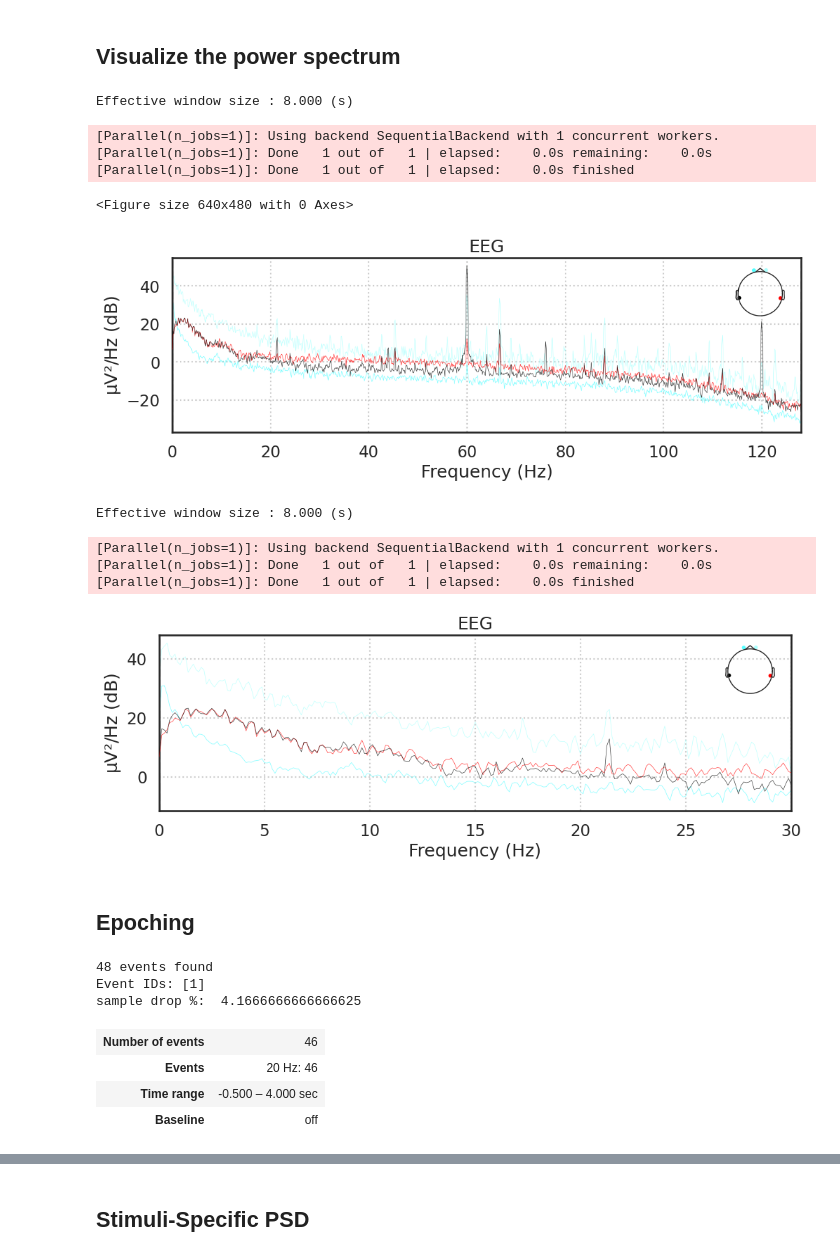
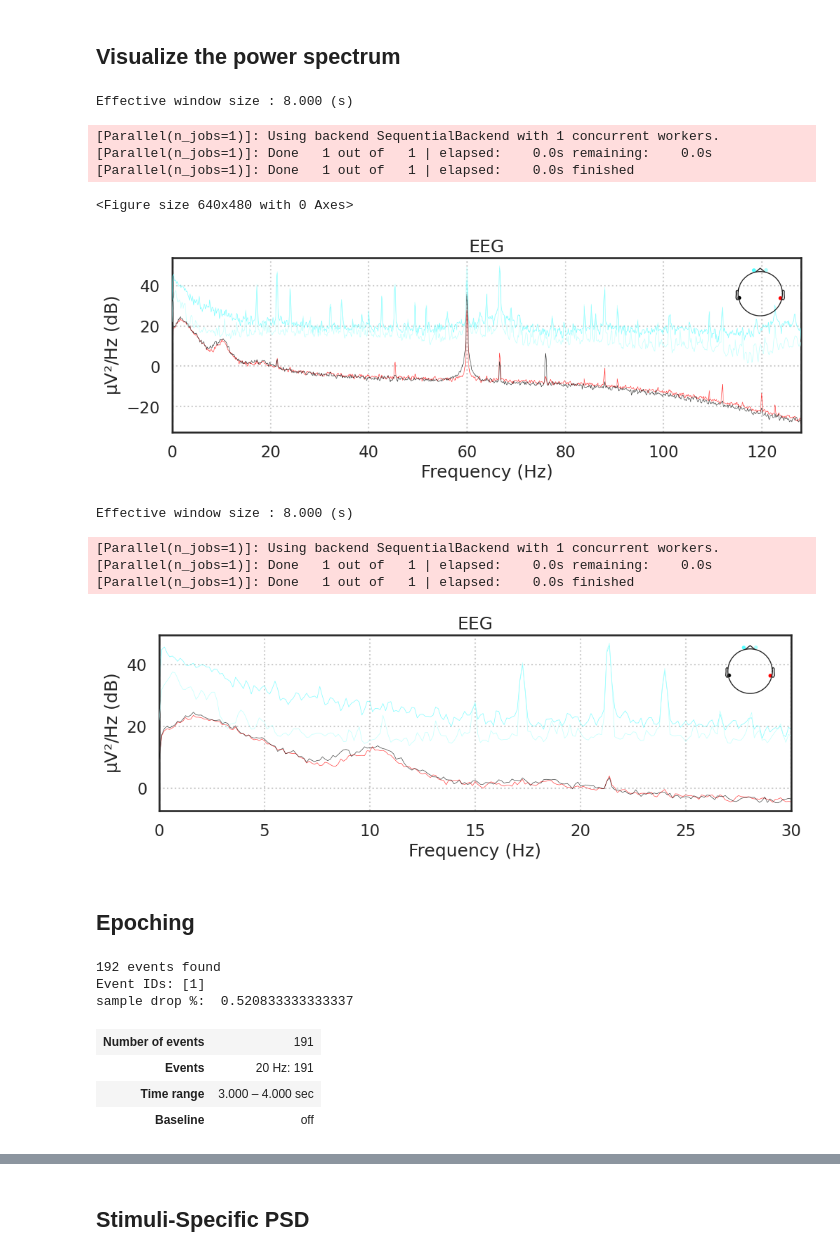
Before and after one commit to NeuroTechX/EEG-ExPy, a Jupyter notebook: eegnb/summerschool/visual_ssvep/ssvep_viz.ipynb, the cells around one changed output, grey strips where cells are left out. Saved outputs shown, nothing was run; the diff lists cells and outputs as text; code cells hidden in the pictures.

```diff
--- a/eegnb/summerschool/visual_ssvep/ssvep_viz.ipynb
+++ b/eegnb/summerschool/visual_ssvep/ssvep_viz.ipynb
@@ -65,8 +48,8 @@ subject = 3
 session = 1
 device = 'unicorn'
 # %%
-subject = 2
-session = 2
+subject = 8 #2
+session = 3 #2
 device = 'muse2_bfn' #
 # %%
 raw = load_data(subject, session,
@@ -105,31 +89,31 @@ Effective window size : 8.000 (s)
 [Parallel(n_jobs=1)]: Done   1 out of   1 | elapsed:    0.0s remaining:    0.0s
 [Parallel(n_jobs=1)]: Done   1 out of   1 | elapsed:    0.0s finished
 <Figure size 640x480 with 0 Axes>
-[figure, old version]
+[figure, new version]
 Effective window size : 8.000 (s)
 [Parallel(n_jobs=1)]: Using backend SequentialBackend with 1 concurrent workers.
 [Parallel(n_jobs=1)]: Done   1 out of   1 | elapsed:    0.0s remaining:    0.0s
 [Parallel(n_jobs=1)]: Done   1 out of   1 | elapsed:    0.0s finished
-[figure, old version]
+[figure, new version]
 # %% [markdown]
 ## Epoching
 # %%
 # Next, we will chunk (epoch) the data into segments representing the data 100ms before to 800ms after each stimulus.
 # Note: we will not reject epochs here because the amplitude of the SSVEP at POz is so large it is difficult to separate from eye blinks
 
 events = find_events(raw)
 #event_id = {'30 Hz': 1, '20 Hz': 2}
 event_id = {'20 Hz': 1}
 epochs = Epochs(raw, events=events, event_id=event_id,
-                tmin=-0.5, tmax=4, baseline=None, preload=True,
+                tmin=3, tmax=4, baseline=None, preload=True,
                 verbose=False, picks=[0, 1, 2, 3, 4])
 print('sample drop %: ', (1 - len(epochs.events)/len(events)) * 100)
 epochs
 # %% [output]
-48 events found
+192 events found
 Event IDs: [1]
-sample drop %:  4.1666666666666625
+sample drop %:  0.520833333333337
-| Number of events | 46 |
-| Events | 20 Hz: 46 |
-| Time range | -0.500 – 4.000 sec |
+| Number of events | 191 |
+| Events | 20 Hz: 191 |
+| Time range | 3.000 – 4.000 sec |
 | Baseline | off |
```
Also changed, not shown: parts of 9 cells of this notebook, 1 other file.
